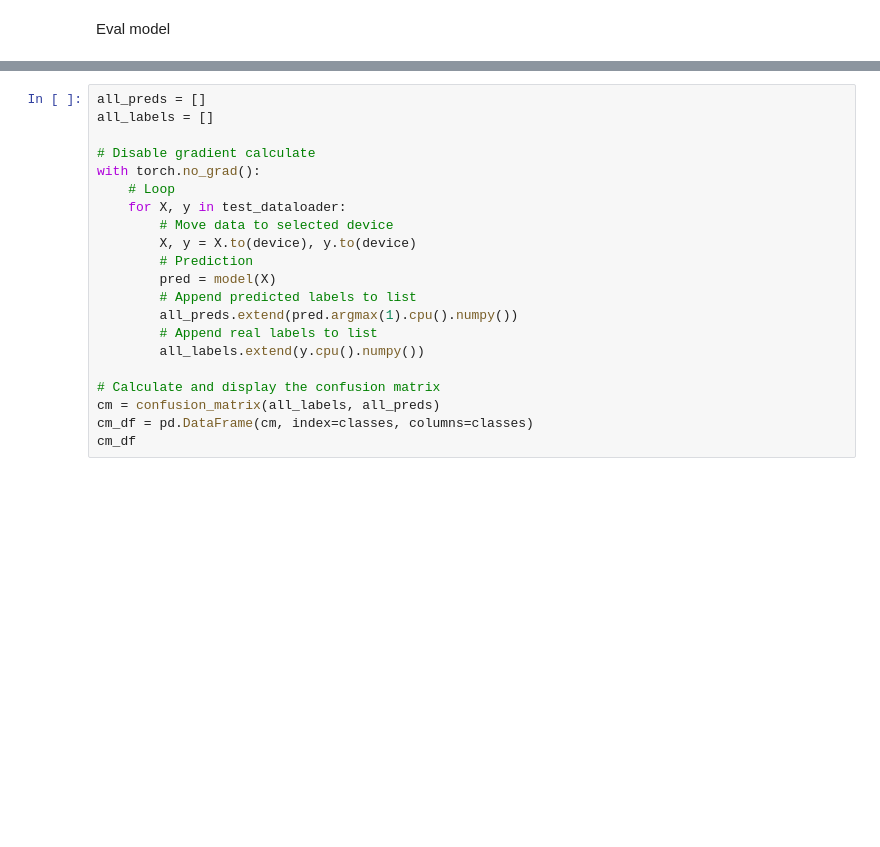
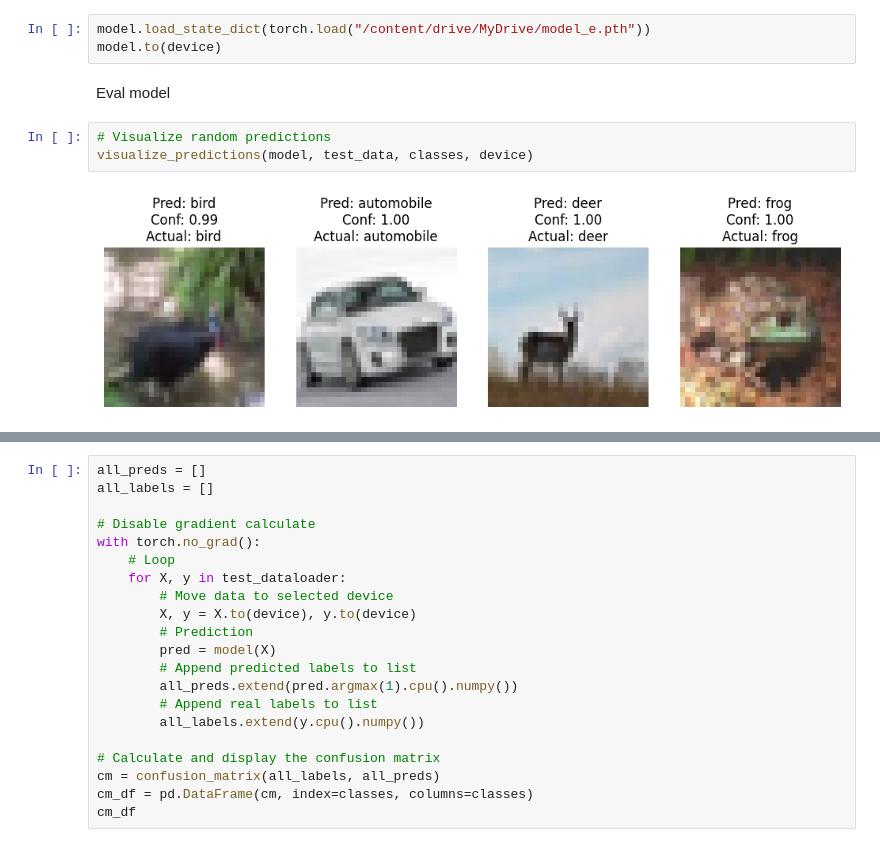
Before and after one commit to igor531205/applied_machine_learning_tasks, a Jupyter notebook: hw6_torch_quickstart.ipynb, the cells around one changed output, grey strips where cells are left out. Cells and saved outputs as stored; diff of their text form; blank space fills up the shorter version.

```diff
--- a/hw6_torch_quickstart.ipynb
+++ b/hw6_torch_quickstart.ipynb
@@ -367,5 +386,13 @@ Done!
+# %%
+model.load_state_dict(torch.load("/content/drive/MyDrive/model_e.pth"))
+model.to(device)
 # %% [markdown]
 Eval model
+# %%
+# Visualize random predictions
+visualize_predictions(model, test_data, classes, device)
+# %% [output]
+[figure, added]
 # %%
 # Random sample
 random_index = random.randint(0, len(test_data) - 1)
```
Also changed, not shown: parts of 11 cells of this notebook.
